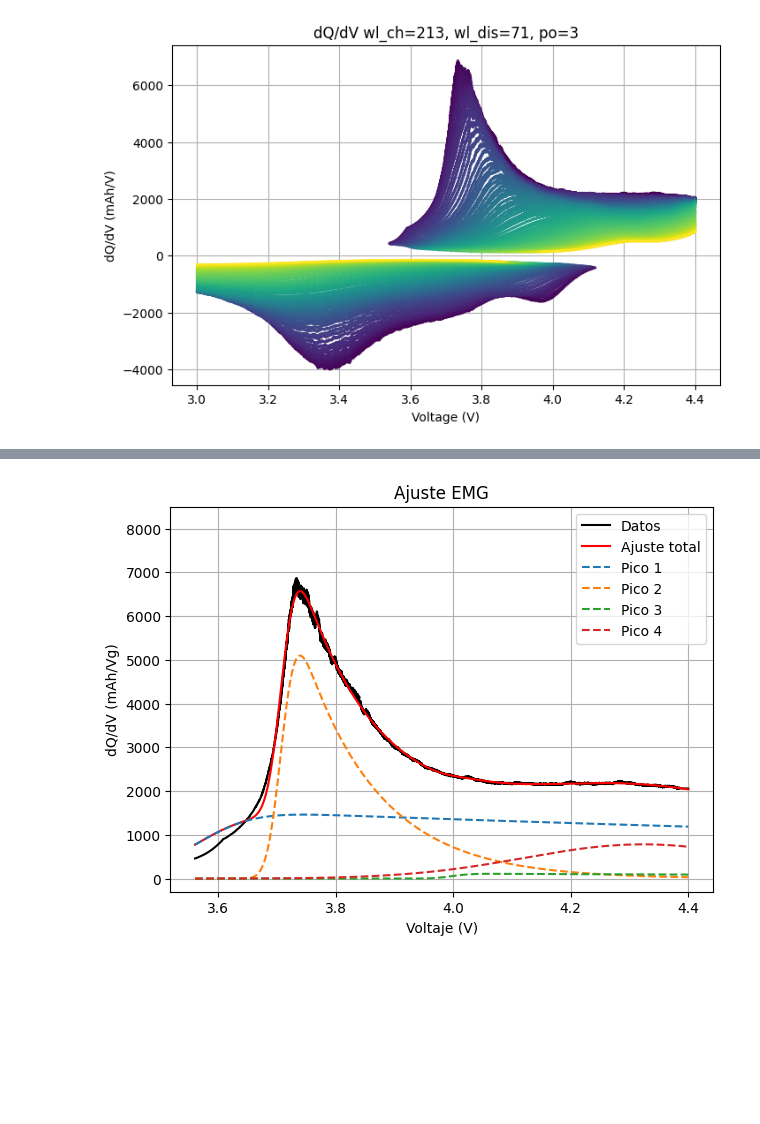
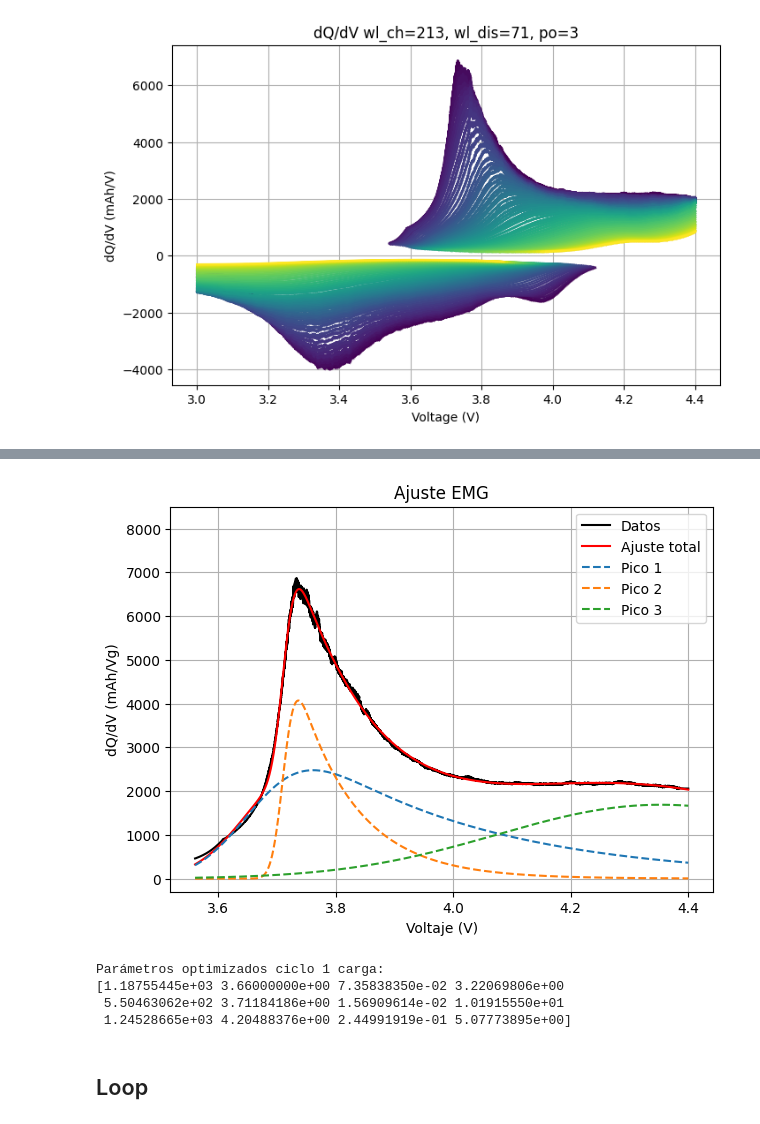
Before and after one commit to majodomenech/proc-icdv, a Jupyter notebook: notebooks/estudio12-otrasT-ajustes.ipynb, the cells around one changed output, grey strips where cells are left out. Drawn from its saved outputs; the diff is of its cells as text; code cells hidden in the pictures; blank space fills up the shorter version.

Commit message:
loop para 10C

```diff
--- a/notebooks/estudio12-otrasT-ajustes.ipynb
+++ b/notebooks/estudio12-otrasT-ajustes.ipynb
@@ -33,6 +35,6 @@ Total de ciclos en el JSON: 67
 # %%
 # --- Selección de ciclos ---
-ciclos_sel = pr.seleccionar_ciclos(
+ciclos_sel_todos = pr.seleccionar_ciclos(
     dict_ciclos_sep,
     #rango=(21, 900),
     #excluir={30, 32, 34, 35, 38, 88, 186, 187, 188, 189, 190, 191, 192, 193, 202, 247, 344, 899, 898, 897, 900},
@@ -45,9 +47,9 @@ pl.plot_n_cycles_dqdv(ciclos_sel, dict_ciclos_sep)
 # %% [output]
 [figure]
 # %%
-ciclos_grafico = [ciclos_sel[i] for i in range(len(ciclos_sel)) if i % 5 == 0]
+ciclos_sel_grafico = [ciclos_sel_todos[i] for i in range(len(ciclos_sel_todos)) if i % 5 == 0]
 
-pl.plot_n_cycles_dqdv(ciclos_grafico, dict_ciclos_sep)
+pl.plot_n_cycles_dqdv(ciclos_sel_grafico, dict_ciclos_sep)
 # %% [output]
 [figure]
 # %%
@@ -122,11 +91,11 @@ dr.plot_dqdv_muchos_wl(ciclos_grafico, dict_ciclos_sep, wl_values=[31,51,71,91,1
 
 # --- Calculo derivada dQdV ---
 diccio = dict_ciclos_sep
-diccio = dr.truncar_señal(ciclos_grafico, dict_ciclos_sep, n_dis=20, n_ch=60)
-diccio =  dr.plot_dqdV(ciclos_grafico, diccio, wl_dis=71, wl_ch=213)
+diccio = dr.truncar_señal(ciclos_sel_grafico, dict_ciclos_sep, n_dis=20, n_ch=60)
+diccio =  dr.plot_dqdV(ciclos_sel_grafico, diccio, wl_dis=71, wl_ch=213)
 
-diccio = dr.truncar_señal(ciclos_sel, dict_ciclos_sep, n_dis=20, n_ch=60)
-diccio =  dr.plot_dqdV(ciclos_sel, diccio, wl_dis=71, wl_ch=213)
+diccio_todos = dr.truncar_señal(ciclos_sel_todos, dict_ciclos_sep, n_dis=20, n_ch=60)
+diccio_todos =  dr.plot_dqdV(ciclos_sel_todos, diccio_todos, wl_dis=71, wl_ch=213)
 
 # --- Exportar a csv para trabajar en Origin ---
 #dict[21]['Ch'].to_csv(output_folder / 'df_ch_21.csv', index=False)
@@ -161,30 +127,39 @@ ft.plot_emg_guess(df_ch, param_guess)
 # %%
 # --- Test de ajuste del primer ciclo ---
 
 # Parámetros iniciales por pico
-p_ini_peaks = [
-    (5000, 3.51, 0.02, 0.4),
-    (1000, 3.67, 0.03, 9),
-    (200, 4.0, 0.1, 5),
-    (220, 4.34, 0.09, 6)
-]
+# Formato: (amplitud, media, sigma, lambda)
+p_ini_peaks = [(2.55731493e+03, 3.61000000e+00, 5.16592298e-02, 7.74918978e-01),
+                (7.88127408e+02, 3.71032062e+00, 1.77322114e-02, 8.22465006e+00),
+                #(2.12087703e+02, 3.99801493e+00, 2.48713898e-02, 5.36805383e-01),
+                (5.22420960e+02, 4.25488376e+00, 1.98977731e-01, 1.17940762e+01)
+                ]
 
 n_peaks = len(p_ini_peaks)
 
 # Construir p_ini_emg y bounds automáticamente
 p_ini_emg = []
 lb, ub = [], []
 
 for a0, mu0, sigma0, lam0 in p_ini_peaks:
     p_ini_emg += [a0, mu0, sigma0, lam0]
     lb += [0, mu0-0.05, 1e-6, 0]
     ub += [np.inf, mu0+0.05, np.inf, lam0*10]
 
 bounds_emg = (lb, ub)
 
 # Ajuste del ciclo 1 de carga
 df_ch_1 = diccio[1]['Ch']
 p_opt_1, cov_1 = ft.fit_emg_ciclo(df_ch_1, p_ini_emg, bounds_emg)
 ft.plot_emg_fit(df_ch_1, p_opt_1)
+
+print("Parámetros optimizados ciclo 1 carga:")
+print(p_opt_1)
 # %% [output]
-[figure, old version]
+[figure, new version]
+Parámetros optimizados ciclo 1 carga:
+[1.18755445e+03 3.66000000e+00 7.35838350e-02 3.22069806e+00
+ 5.50463062e+02 3.71184186e+00 1.56909614e-02 1.01915550e+01
+ 1.24528665e+03 4.20488376e+00 2.44991919e-01 5.07773895e+00]
+# %% [markdown]
+## Loop
```
Also changed, not shown: parts of 13 cells of this notebook, 2 other files.
